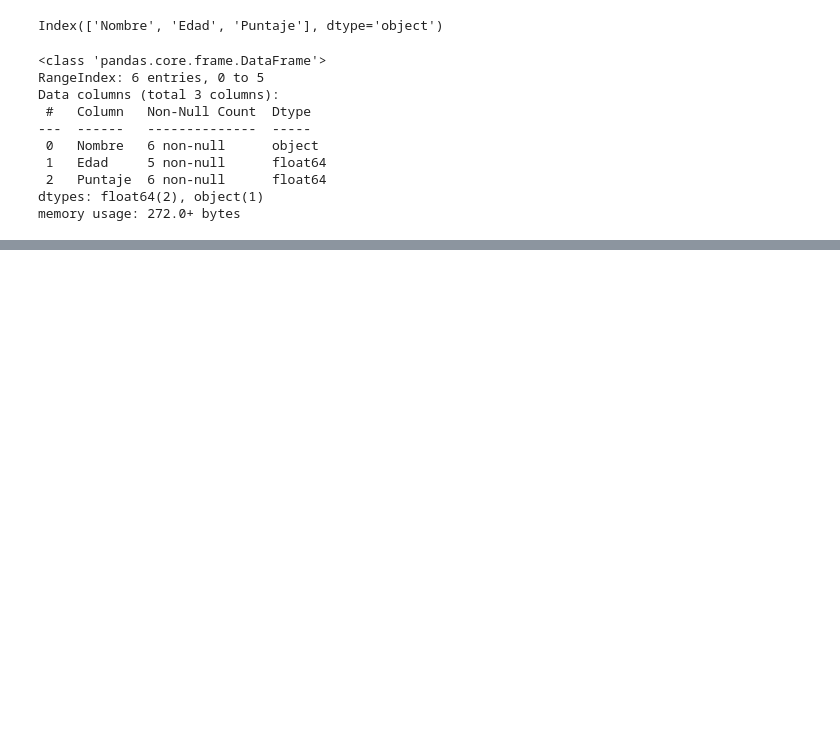
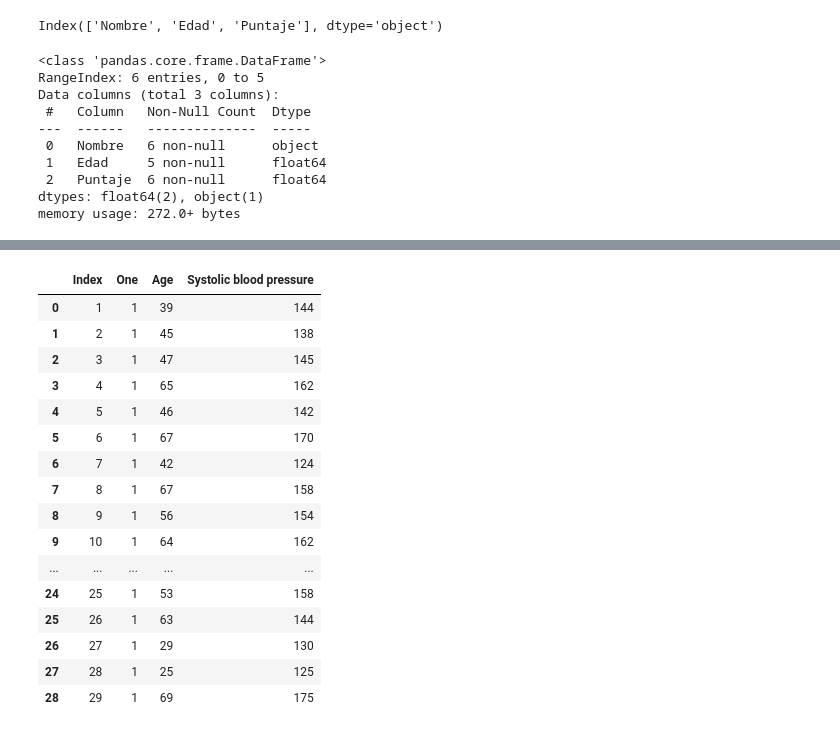
Before and after one commit to ClaudiaGonzalezScanu/actividad_1, a Jupyter notebook: Pandas_1.ipynb, the cells around one changed output, grey strips where cells are left out. Cells and saved outputs as stored; diff of their text form; code cells hidden in the pictures; blank space fills up the shorter version.

```diff
--- a/Pandas_1.ipynb
+++ b/Pandas_1.ipynb
@@ -155,0 +175,22 @@ memory usage: 272.0+ bytes
+# %%
+import pandas as pd
+df=pd.read_csv("Presion_Sistolica.csv")
+df
+# %% [output]
+|  | Index | One | Age | Systolic blood pressure |
+| 0 | 1 | 1 | 39 | 144 |
+| 1 | 2 | 1 | 45 | 138 |
+| 2 | 3 | 1 | 47 | 145 |
+| 3 | 4 | 1 | 65 | 162 |
+| 4 | 5 | 1 | 46 | 142 |
+| 5 | 6 | 1 | 67 | 170 |
+| 6 | 7 | 1 | 42 | 124 |
+| 7 | 8 | 1 | 67 | 158 |
+| 8 | 9 | 1 | 56 | 154 |
+| 9 | 10 | 1 | 64 | 162 |
+| ... | ... | ... | ... | ... |
+| 24 | 25 | 1 | 53 | 158 |
+| 25 | 26 | 1 | 63 | 144 |
+| 26 | 27 | 1 | 29 | 130 |
+| 27 | 28 | 1 | 25 | 125 |
+| 28 | 29 | 1 | 69 | 175 |
```
Also changed, not shown: parts of 11 cells of this notebook.
